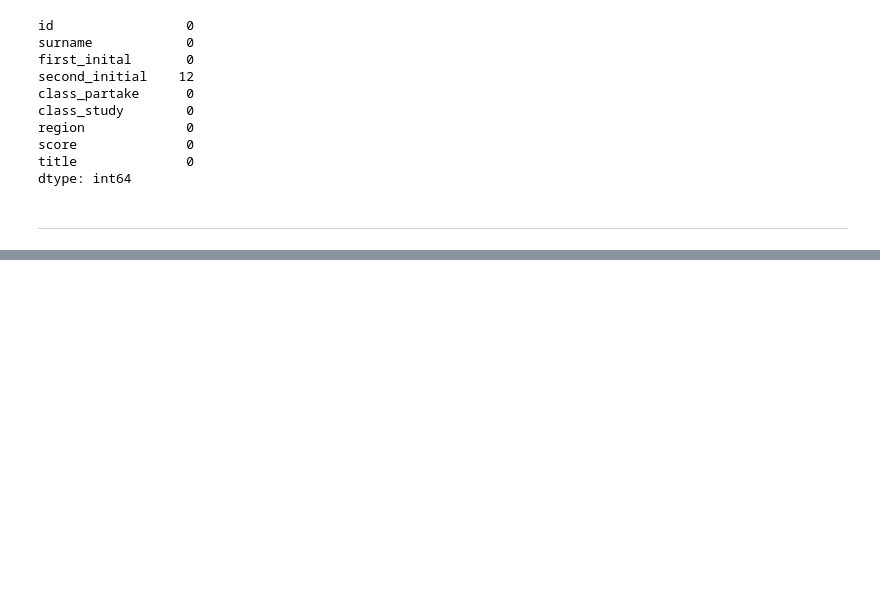
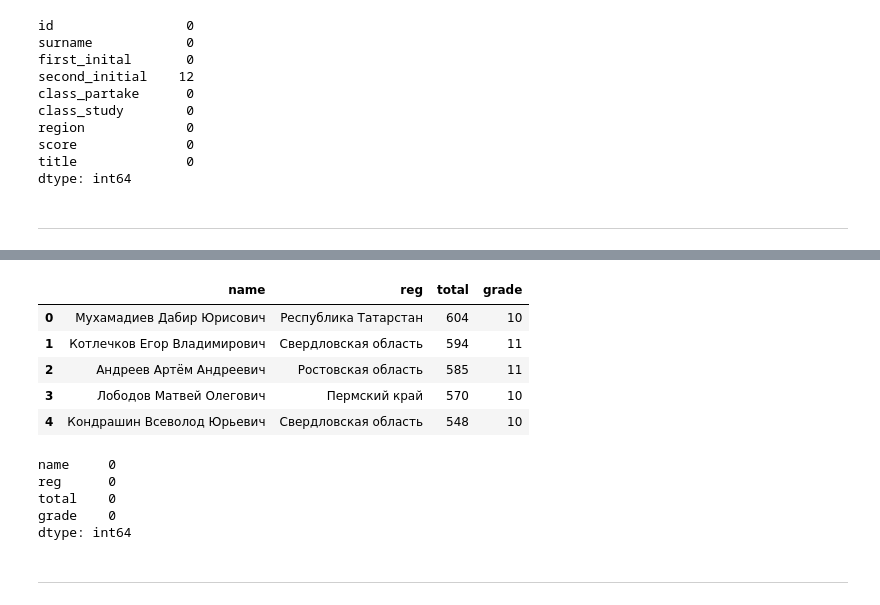
Before and after one commit to VladG00dmanPersonal/LMSH_AI_HACK, a Jupyter notebook: src/Vlad/EDA.ipynb, the cells around one changed output, grey strips where cells are left out. Saved outputs shown, nothing was run; the diff lists cells and outputs as text; code cells hidden in the pictures; blank space fills up the shorter version.

```diff
--- a/src/Vlad/EDA.ipynb
+++ b/src/Vlad/EDA.ipynb
@@ -613,0 +726,19 @@ dtype: int64
+# %%
+df_vuz_akadem.head()
+# %% [output]
+|  | name | reg | total | grade |
+| 0 | Мухамадиев Дабир Юрисович | Республика Татарстан | 604 | 10 |
+| 1 | Котлечков Егор Владимирович | Свердловская область | 594 | 11 |
+| 2 | Андреев Артём Андреевич | Ростовская область | 585 | 11 |
+| 3 | Лободов Матвей Олегович | Пермский край | 570 | 10 |
+| 4 | Кондрашин Всеволод Юрьевич | Свердловская область | 548 | 10 |
+# %%
+df_vuz_akadem.isna().sum()
+# %% [output]
+name     0
+reg      0
+total    0
+grade    0
+dtype: int64
+# %% [markdown]
+---
```
Also changed, not shown: parts of 14 cells of this notebook.
